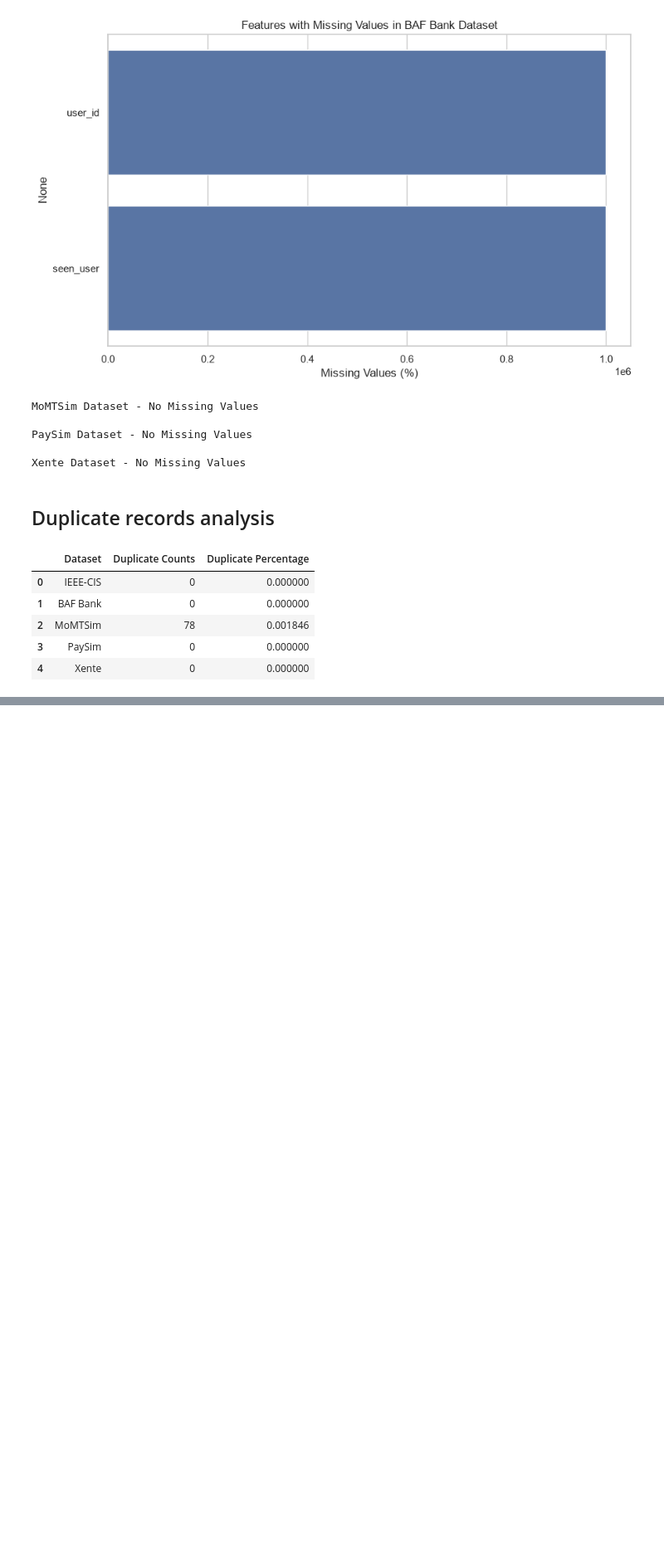
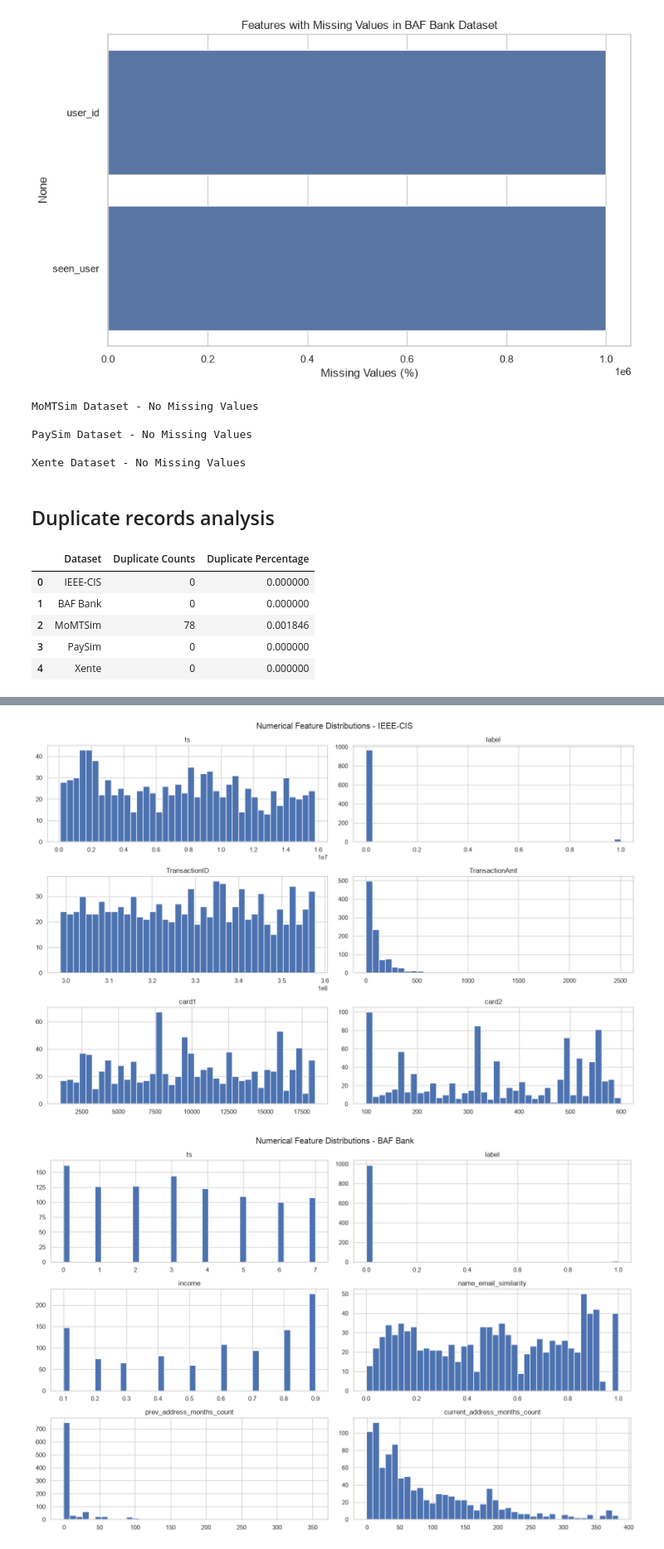
Before and after one commit to mostofa89/Intelligent-Fraud-Detection-System, a Jupyter notebook: itelligentFraudDetection.ipynb, the cells around one changed output, grey strips where cells are left out. Shown at 83% size. Saved outputs shown, nothing was run; the diff lists cells and outputs as text; code cells hidden in the pictures; blank space fills up the shorter version.

Commit message:
Data quality and leakage analysis

```diff
--- a/itelligentFraudDetection.ipynb
+++ b/itelligentFraudDetection.ipynb
@@ -244,0 +247,7 @@ display(duplicate_df)
+# %%
+for name, df in datasets.items():
+    neumerical_features = df.select_dtypes(include=np.number)
+
+    print(f"\n{name} Dataset - Numerical Features Analysis")
+
+    display(neumerical_features.describe().T)
@@ -244,0 +304,27 @@ display(duplicate_df)
+# %%
+for name, df in datasets.items():
+    neumerical_columns = df.select_dtypes(
+        include = np.number
+    ).columns.tolist()
+
+    neumerical_columns = neumerical_columns[ : 6]
+
+    if not neumerical_columns:
+        continue
+
+    df_samples = df[neumerical_columns].sample(
+        min(1000, len(df)),
+        random_state=42
+    )
+
+    df_samples.hist(
+        bins=40,
+        figsize=(15, 10),
+    )
+
+    plt.suptitle(f"Numerical Feature Distributions - {name}")
+    plt.tight_layout()
+    plt.show()
+# %% [output]
+[figure, added]
+[figure, added]
```
Also changed, not shown: parts of 26 cells of this notebook.
